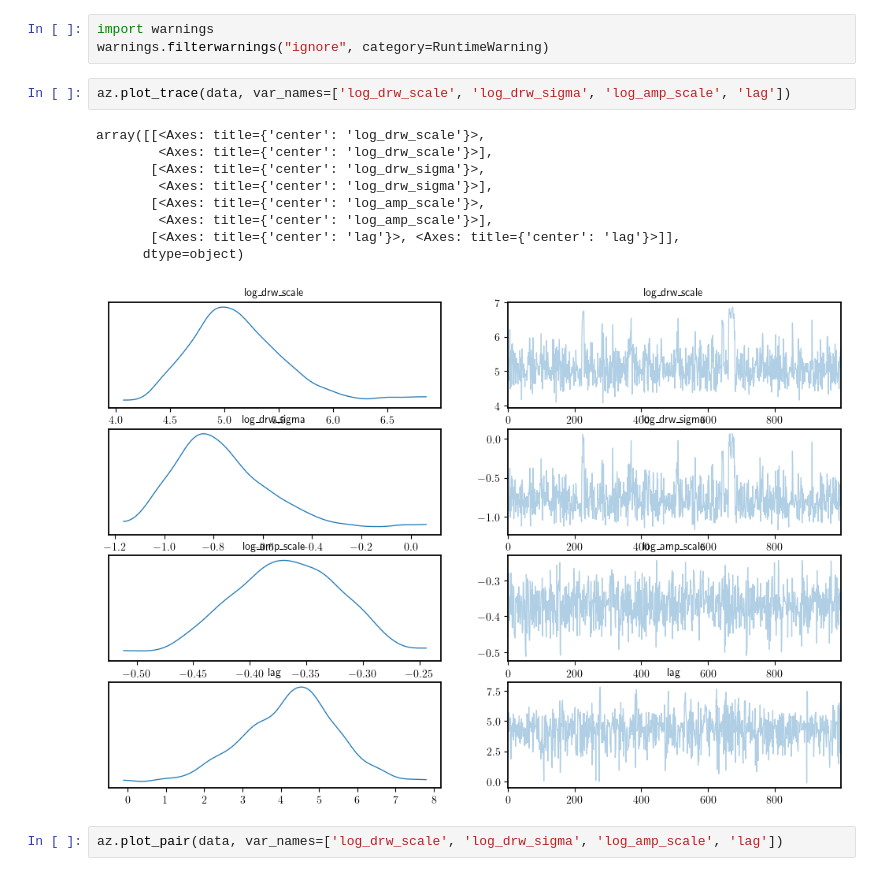
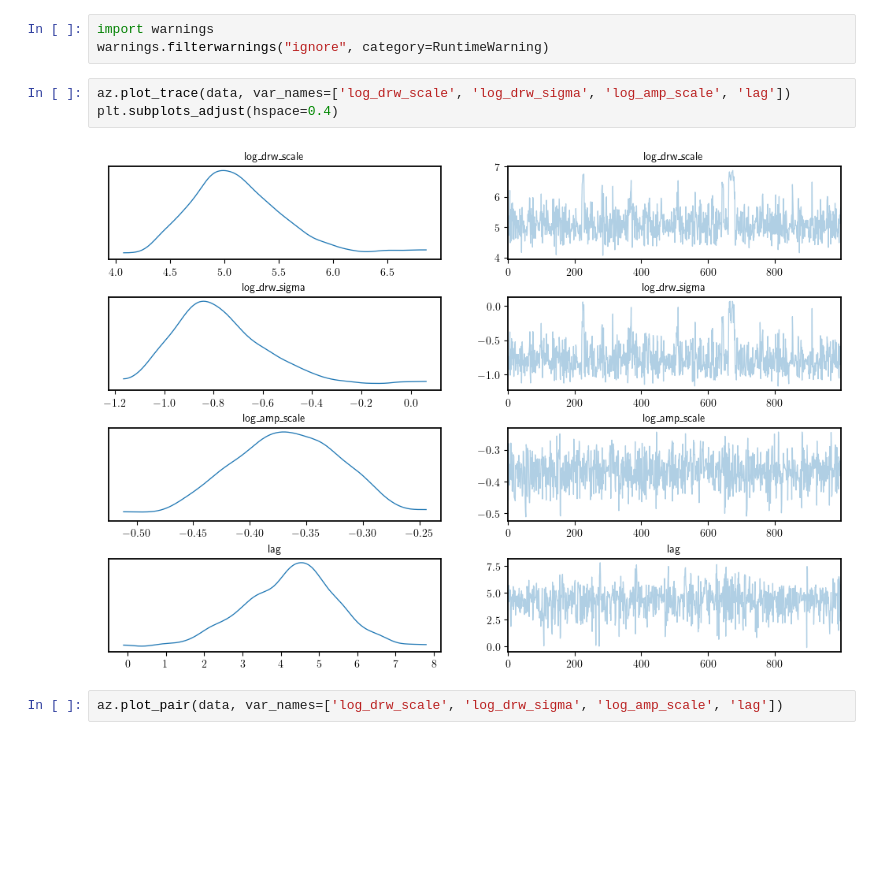
Before and after one commit to ywx649999311/EzTaoX, a Jupyter notebook: tutorials/01_MultibandFitting.ipynb, the cells around one changed output. Cells and saved outputs as stored; diff of their text form; blank space fills up the shorter version.

```diff
--- a/tutorials/01_MultibandFitting.ipynb
+++ b/tutorials/01_MultibandFitting.ipynb
@@ -309,16 +314,9 @@ import warnings
 warnings.filterwarnings("ignore", category=RuntimeWarning)
 # %%
 az.plot_trace(data, var_names=['log_drw_scale', 'log_drw_sigma', 'log_amp_scale', 'lag'])
+plt.subplots_adjust(hspace=0.4)
 # %% [output]
-array([[<Axes: title={'center': 'log_drw_scale'}>,
-        <Axes: title={'center': 'log_drw_scale'}>],
-       [<Axes: title={'center': 'log_drw_sigma'}>,
-        <Axes: title={'center': 'log_drw_sigma'}>],
-       [<Axes: title={'center': 'log_amp_scale'}>,
-        <Axes: title={'center': 'log_amp_scale'}>],
-       [<Axes: title={'center': 'lag'}>, <Axes: title={'center': 'lag'}>]],
-      dtype=object)
-[figure, old version]
+[figure, new version]
 # %%
 az.plot_pair(data, var_names=['log_drw_scale', 'log_drw_sigma', 'log_amp_scale', 'lag'])
 # %% [output]
```
Also changed, not shown: parts of 14 cells of this notebook, 6 other files.
